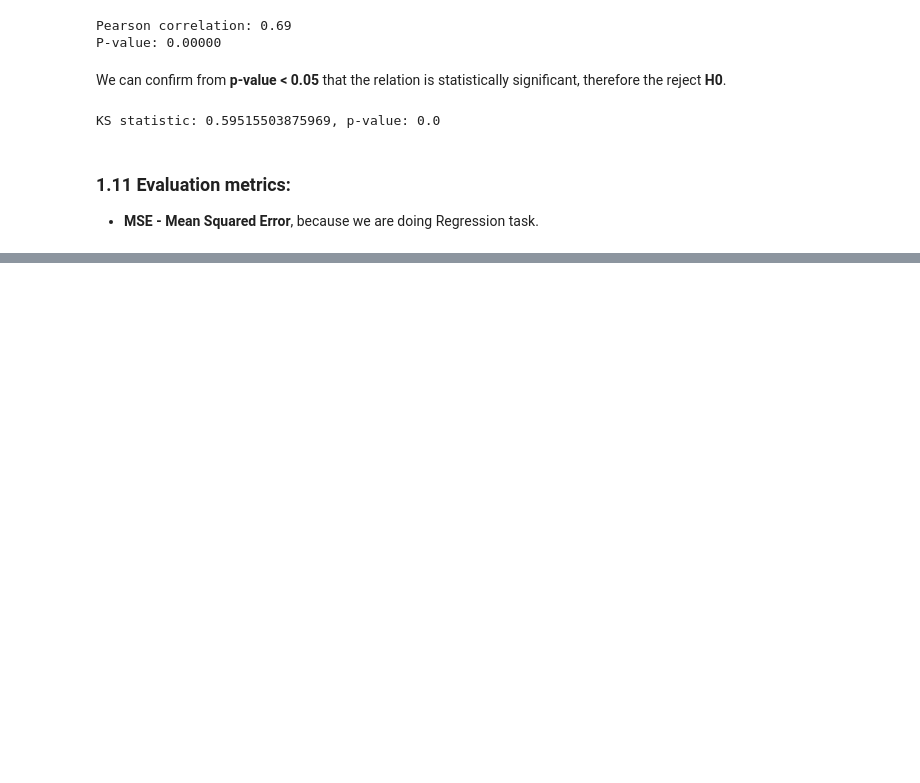
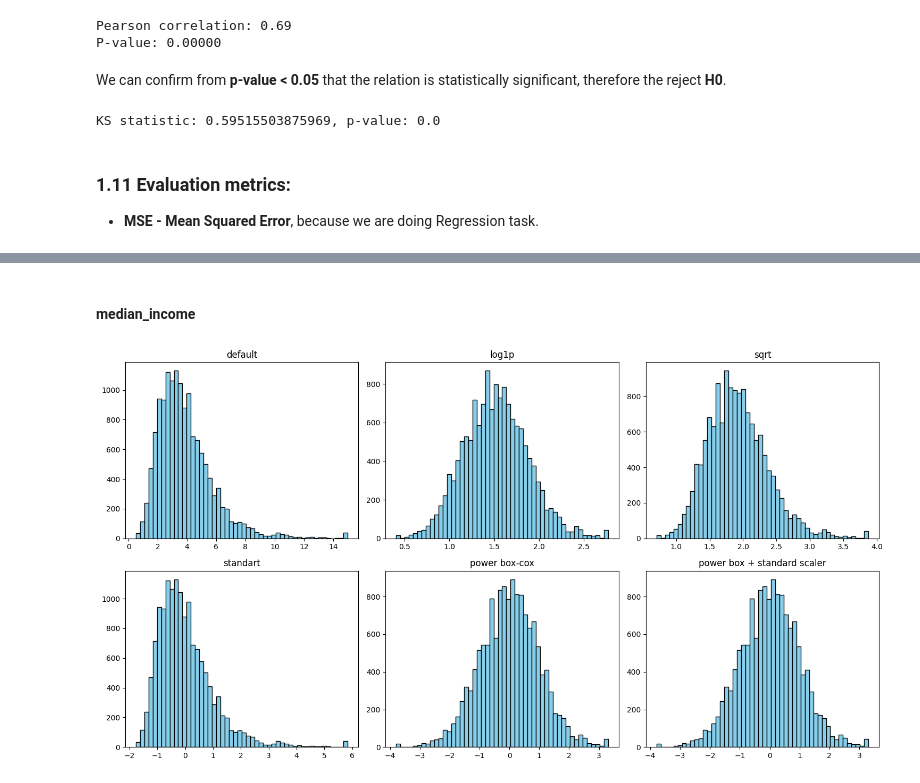
Before and after one commit to NiceeTV/ZNEUS-Projekt1, a Jupyter notebook: projekt1.ipynb, the cells around one changed output, grey strips where cells are left out. Saved outputs shown, nothing was run; the diff lists cells and outputs as text; code cells hidden in the pictures; blank space fills up the shorter version.

```diff
--- a/projekt1.ipynb
+++ b/projekt1.ipynb
@@ -350,0 +474,7 @@ KS statistic: 0.59515503875969, p-value: 0.0
+# %% [markdown]
+#### median_income
+# %%
+param = "median_income"
+test_transformations(x_train[[param]])
+# %% [output]
+[figure, added]
```
Also changed, not shown: parts of 38 cells of this notebook, 1 other file.
